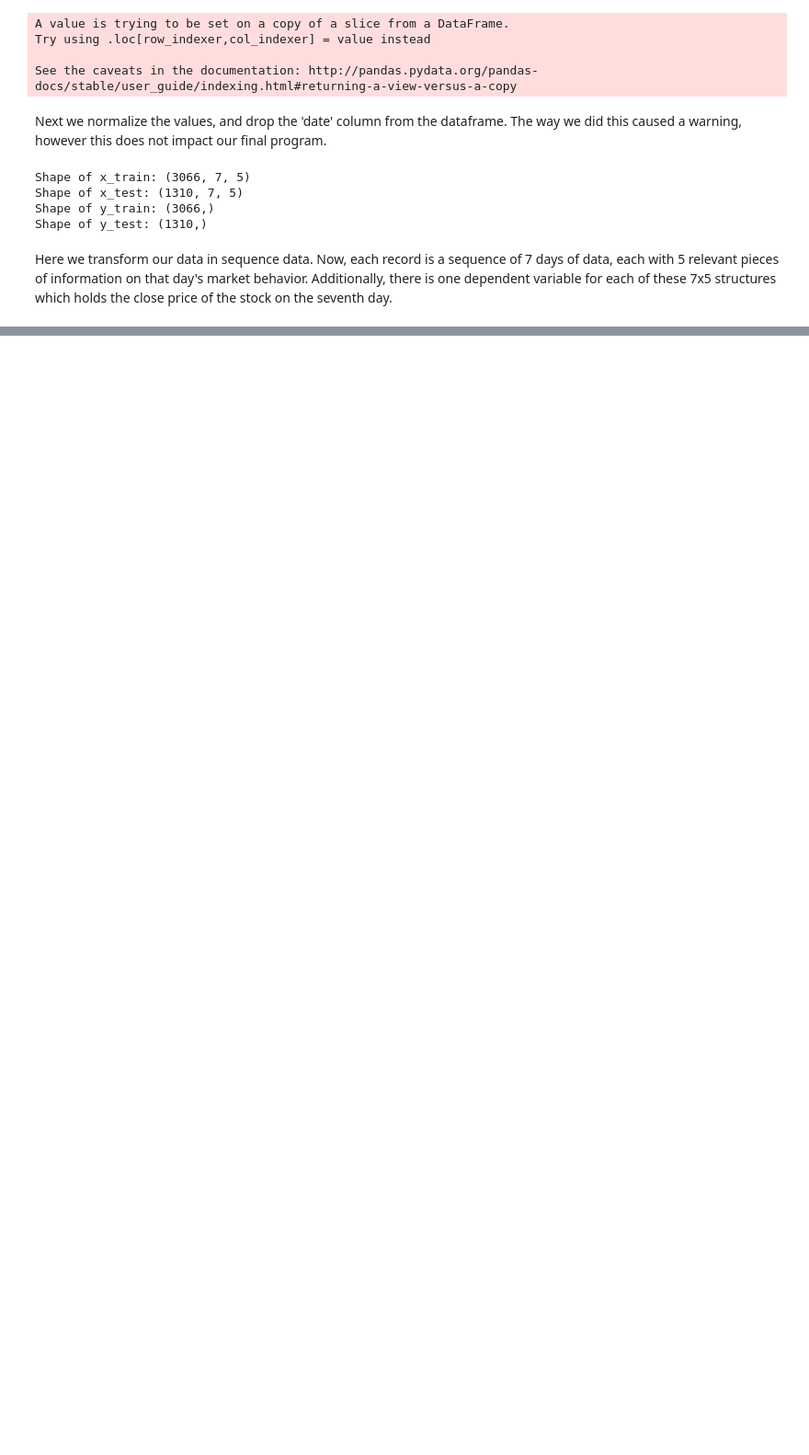
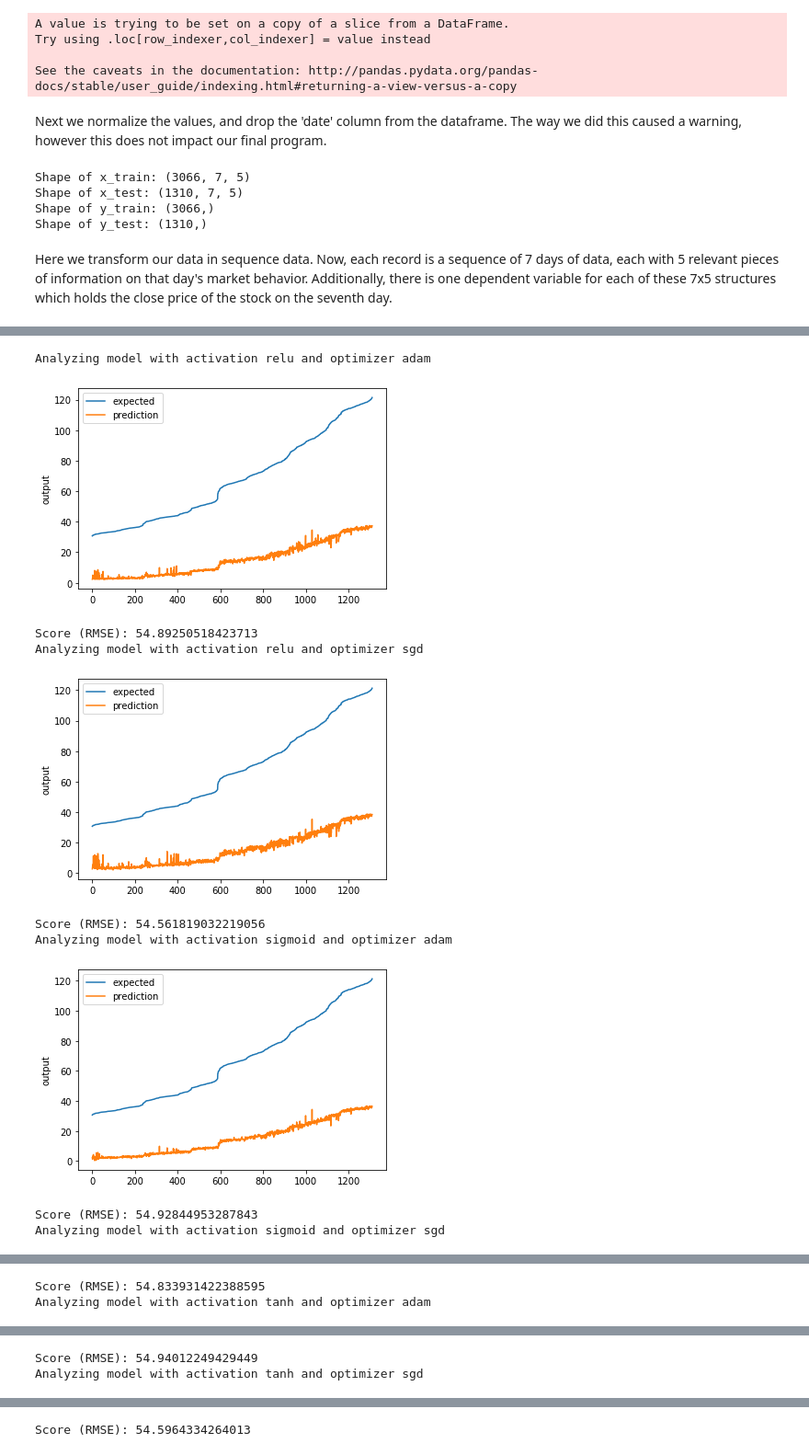
Before and after one commit to jrbyrnes/csc215, a Jupyter notebook: proj2/Proj2.ipynb, the cells around one changed output, grey strips where cells are left out. Shown at 92% size. Cells and saved outputs as stored; diff of their text form; code cells hidden in the pictures; blank space fills up the shorter version.

```diff
--- a/proj2/Proj2.ipynb
+++ b/proj2/Proj2.ipynb
@@ -155,0 +237,25 @@ Score (RMSE): 20.40160763662155
+# %%
+
+myDict2 = dict()
+activationType = ['relu', 'sigmoid', 'tanh']
+optimizerType = ['adam', 'sgd']
+iteration = 0
+
+for act in activationType:
+    for opt in optimizerType:
+        checkpointer2 = ModelCheckpoint(filepath="C:/Users/Owner/Documents/Sac State/csc215/proj2/best_weights2.hdf5", verbose=0, save_best_only=True) # save best model
+
+        for i in range(5):
+            print(i)
+            model_NN = Sequential()
+            model_NN.add(Dense(20, input_dim=train_NN.shape[1], activation=act))
+            model_NN.add(Dense(1))
+            model_NN.compile(loss='mean_squared_error', optimizer=opt)
+            monitor = EarlyStopping(monitor='val_loss', min_delta=1e-3, patience=5, verbose=1, mode='auto')
+            model_NN.fit(train_NN,y_train2,validation_data=(test_NN,y_test2),callbacks=[monitor, checkpointer2],verbose=2,epochs=100)
+
+        print('Training finished...Loading the best model')
+        print()
+        model_NN.load_weights("C:/Users/Owner/Documents/Sac State/csc215/proj2/best_weights2.hdf5") # load weights from best model
+        myDict2.update({iteration : (act, opt, model_NN)})
+        iteration += 1
@@ -155,0 +282,20 @@ Score (RMSE): 20.40160763662155
+# %%
+for ele in myDict2.values():
+    print('Analyzing model with activation {} and optimizer {}'.format(ele[0], ele[1]))
+    model_NN = ele[2]
+    pred_NN = model_NN.predict(test_NN)
+
+    score_NN = np.sqrt(metrics.mean_squared_error(pred_NN,obs_test))
+    chart_regression(pred_NN,obs_test)
+    print("Score (RMSE): {}".format(score_NN))
+# %% [output]
+Analyzing model with activation relu and optimizer adam
+[figure, added]
+Score (RMSE): 54.89250518423713
+Analyzing model with activation relu and optimizer sgd
+[figure, added]
+Score (RMSE): 54.561819032219056
+Analyzing model with activation sigmoid and optimizer adam
+[figure, added]
+Score (RMSE): 54.92844953287843
+Analyzing model with activation sigmoid and optimizer sgd
@@ -155,0 +303,2 @@ Score (RMSE): 20.40160763662155
+Score (RMSE): 54.833931422388595
+Analyzing model with activation tanh and optimizer adam
@@ -155,0 +306,2 @@ Score (RMSE): 20.40160763662155
+Score (RMSE): 54.94012249429449
+Analyzing model with activation tanh and optimizer sgd
@@ -155,0 +309 @@ Score (RMSE): 20.40160763662155
+Score (RMSE): 54.5964334264013
```
Also changed, not shown: parts of 15 cells of this notebook, 1 other file.
